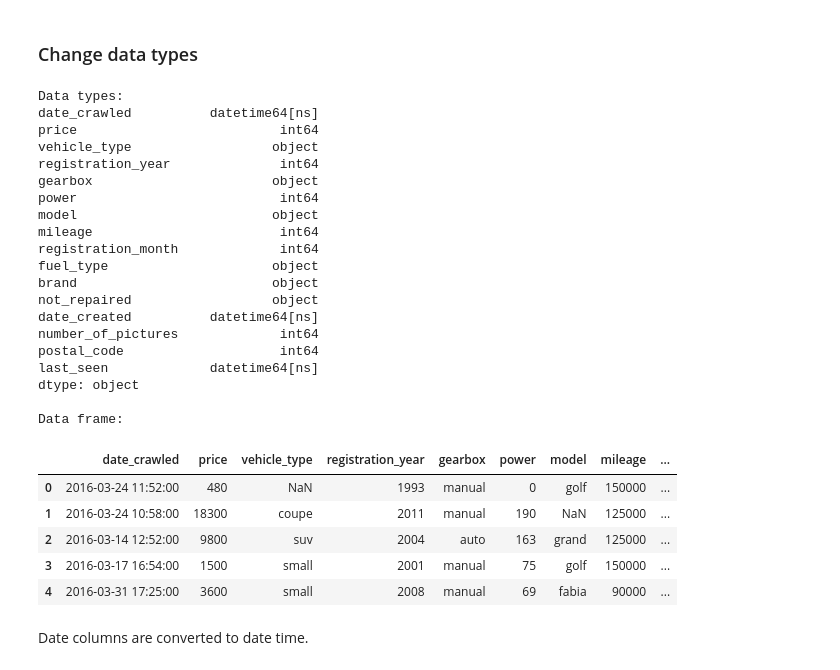
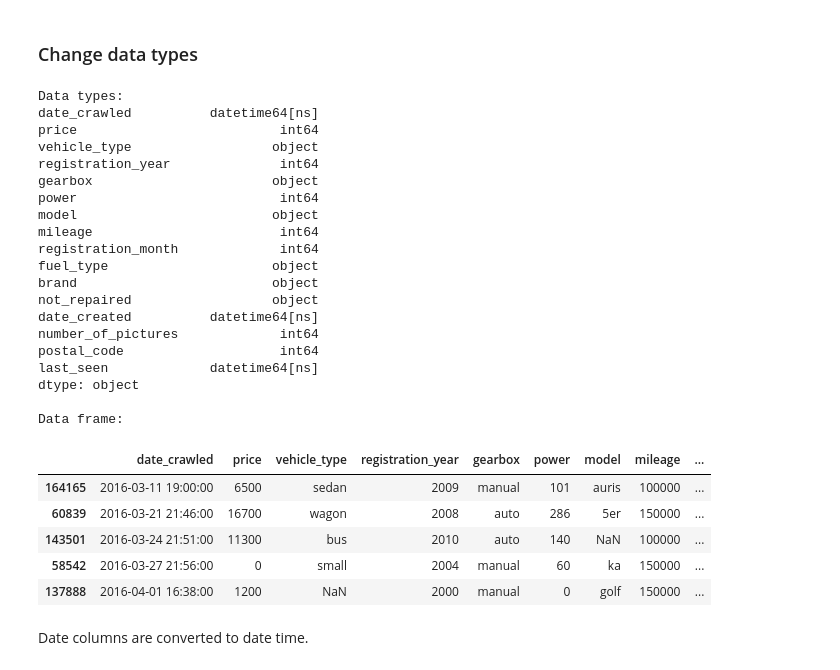
Before and after one commit to kellyshreeve/predicting-used-car-price, a Jupyter notebook: car_price_analysis.ipynb, the cells around one changed output. Cells and saved outputs as stored; diff of their text form; code cells hidden in the pictures.

```diff
--- a/car_price_analysis.ipynb
+++ b/car_price_analysis.ipynb
@@ -103,44 +106,44 @@ Column names are converted to snake case.
 ### Change data types
 # %%
 # Convert date columns to datetime
-columns = ['date_crawled', 'date_created', 'last_seen']
+cols_date = ['date_crawled', 'date_created', 'last_seen']
 
-for col in columns:
+for col in cols_date:
     # convert to datetime using day first format
     cars[col] = pd.to_datetime(cars[col], dayfirst=True)
 
 print('Data types:')
 print(cars.dtypes)
 print()
 print('Data frame:')
-display(cars.head())
+display(cars.sample(5))
 # %% [output]
 Data types:
 date_crawled          datetime64[ns]
 price                          int64
 vehicle_type                  object
 registration_year              int64
 gearbox                       object
 power                          int64
 model                         object
 mileage                        int64
 registration_month             int64
 fuel_type                     object
 brand                         object
 not_repaired                  object
 date_created          datetime64[ns]
 number_of_pictures             int64
 postal_code                    int64
 last_seen             datetime64[ns]
 dtype: object
 
 Data frame:
 |  | date_crawled | price | vehicle_type | registration_year | gearbox | power | model | mileage | ... |
-| 0 | 2016-03-24 11:52:00 | 480 | NaN | 1993 | manual | 0 | golf | 150000 | ... |
-| 1 | 2016-03-24 10:58:00 | 18300 | coupe | 2011 | manual | 190 | NaN | 125000 | ... |
-| 2 | 2016-03-14 12:52:00 | 9800 | suv | 2004 | auto | 163 | grand | 125000 | ... |
-| 3 | 2016-03-17 16:54:00 | 1500 | small | 2001 | manual | 75 | golf | 150000 | ... |
-| 4 | 2016-03-31 17:25:00 | 3600 | small | 2008 | manual | 69 | fabia | 90000 | ... |
+| 164165 | 2016-03-11 19:00:00 | 6500 | sedan | 2009 | manual | 101 | auris | 100000 | ... |
+| 60839 | 2016-03-21 21:46:00 | 16700 | wagon | 2008 | auto | 286 | 5er | 150000 | ... |
+| 143501 | 2016-03-24 21:51:00 | 11300 | bus | 2010 | auto | 140 | NaN | 100000 | ... |
+| 58542 | 2016-03-27 21:56:00 | 0 | small | 2004 | manual | 60 | ka | 150000 | ... |
+| 137888 | 2016-04-01 16:38:00 | 1200 | NaN | 2000 | manual | 0 | golf | 150000 | ... |
 # %% [markdown]
 Date columns are converted to date time.
 # %% [markdown]
```
Also changed, not shown: parts of 61 cells of this notebook.
